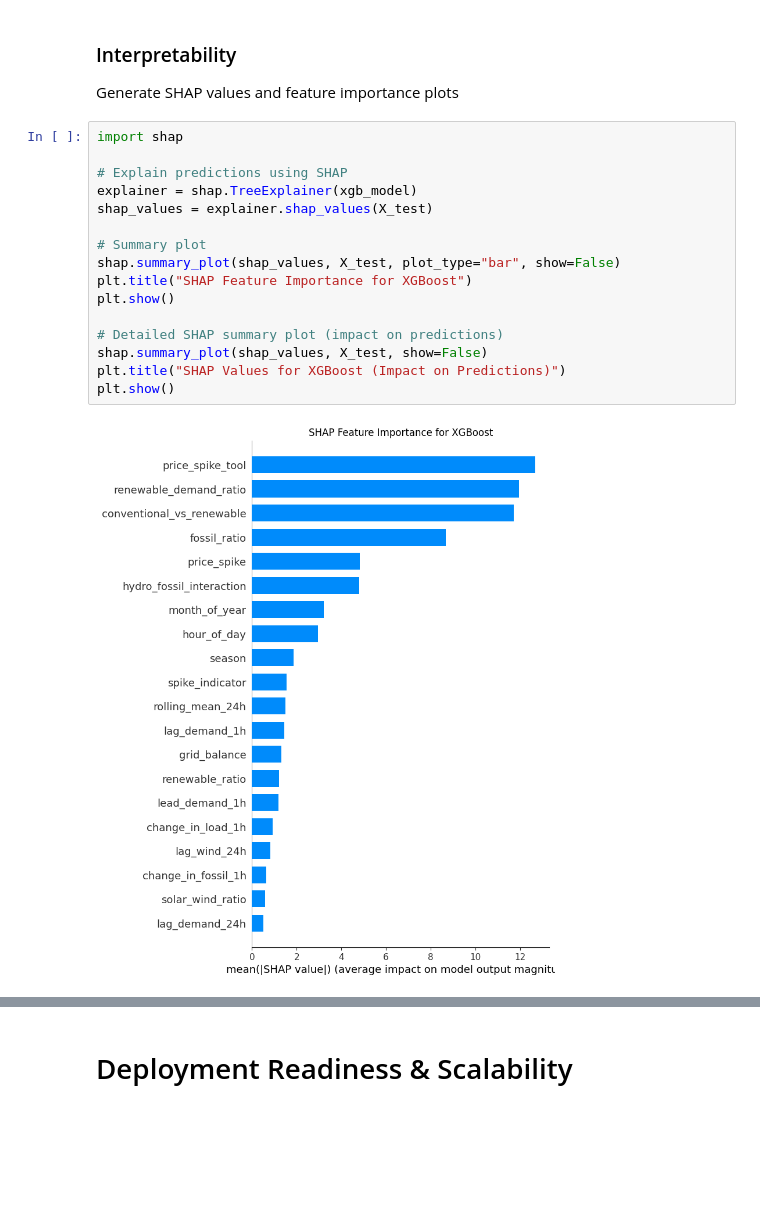
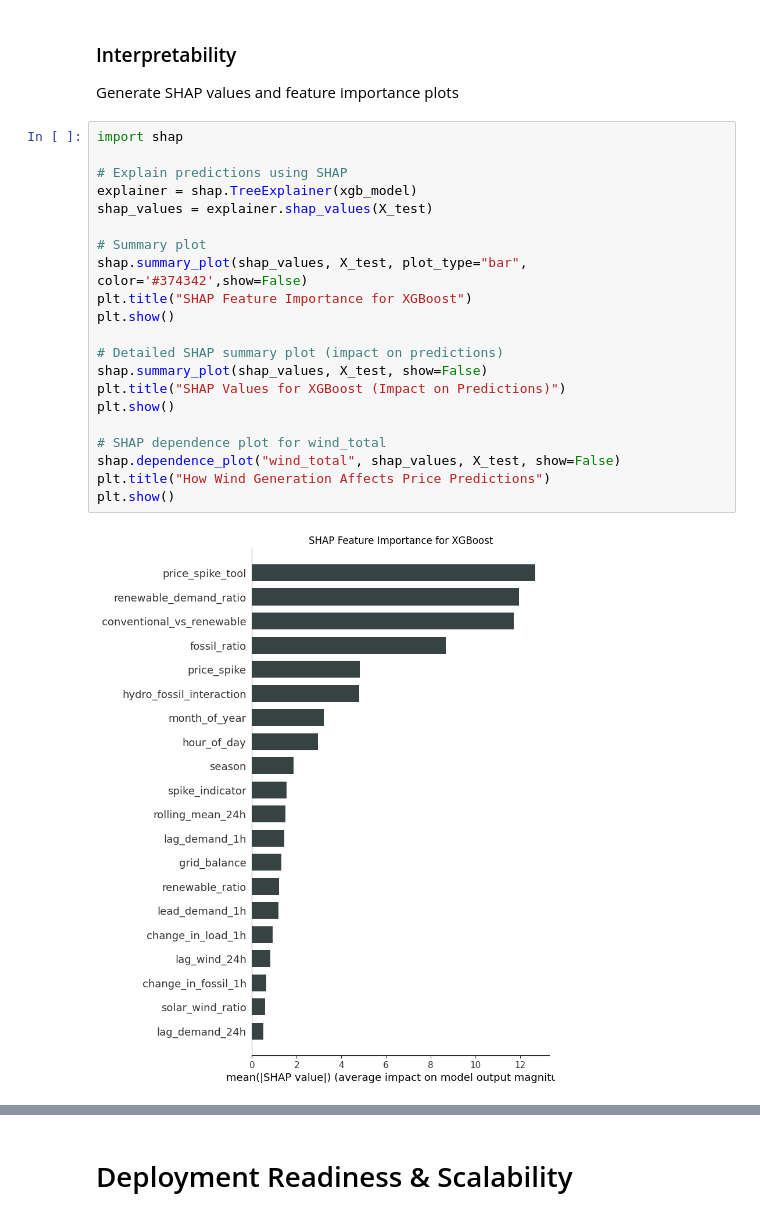
Before and after one commit to apostleoffinance/Energy-Price-Forecast, a Jupyter notebook: Notebooks/04_forecast_model.ipynb, the cells around one changed output, grey strips where cells are left out. Saved outputs shown, nothing was run; the diff lists cells and outputs as text; blank space fills up the shorter version.

```diff
--- a/Notebooks/04_forecast_model.ipynb
+++ b/Notebooks/04_forecast_model.ipynb
@@ -620,18 +668,23 @@ Generate SHAP values and feature importance plots
 # %%
 import shap
 
 # Explain predictions using SHAP
 explainer = shap.TreeExplainer(xgb_model)
 shap_values = explainer.shap_values(X_test)
 
 # Summary plot
-shap.summary_plot(shap_values, X_test, plot_type="bar", show=False)
+shap.summary_plot(shap_values, X_test, plot_type="bar", color='#374342',show=False)
 plt.title("SHAP Feature Importance for XGBoost")
 plt.show()
 
 # Detailed SHAP summary plot (impact on predictions)
 shap.summary_plot(shap_values, X_test, show=False)
 plt.title("SHAP Values for XGBoost (Impact on Predictions)")
 plt.show()
+
+# SHAP dependence plot for wind_total
+shap.dependence_plot("wind_total", shap_values, X_test, show=False)
+plt.title("How Wind Generation Affects Price Predictions")
+plt.show()
 # %% [output]
-[figure, old version]
+[figure, new version]
```
Also changed, not shown: parts of 11 cells of this notebook, 2 other files.
